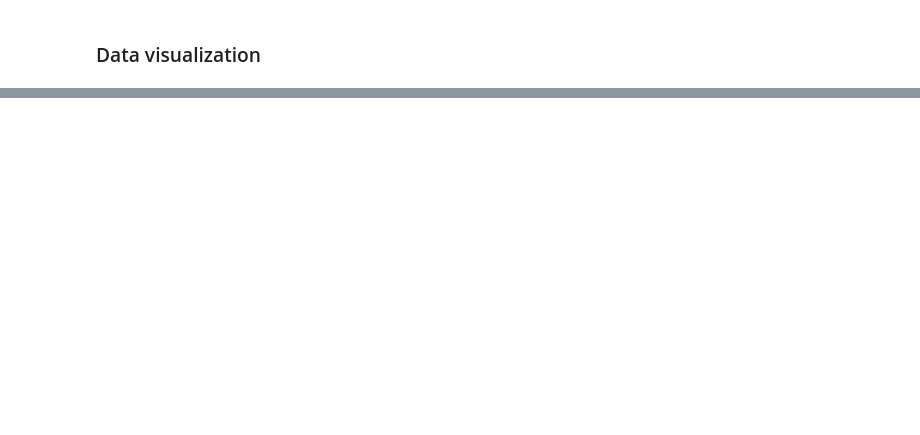
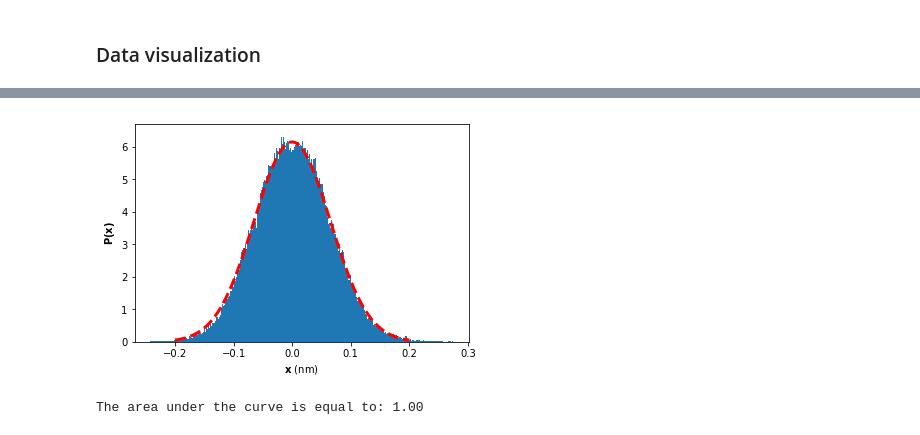
Before and after one commit to TeamOverkill/MD_lab, a Jupyter notebook: Part1_BarrierCrossing.ipynb, the cells around one changed output, grey strips where cells are left out. Saved outputs shown, nothing was run; the diff lists cells and outputs as text; code cells hidden in the pictures; blank space fills up the shorter version.

Commit message:
Added new version of part 1 of lab, with the program as a module

```diff
--- a/Part1_BarrierCrossing.ipynb
+++ b/Part1_BarrierCrossing.ipynb
@@ -348,0 +328,27 @@ plt.show()
+# %%
+################################################
+#                QUESTION 5.4                  #
+# Boltzman distribution: Potential energy part #
+################################################
+
+plt.hist(nvt.Data_pos.ravel(), density=True, bins=1000)
+
+# FINISH THE CODE: START
+partition_function_PE = np.sqrt(np.pi/(2*(np.pi**2)*eps/(nvt.kB*Temperature)))
+
+def probability_PE(m, Temperature, x):
+    return np.exp(-eps*2.0*np.pi**2 * x**2 /(nvt.kB*Temperature) )/ partition_function_PE
+
+# FINISH THE CODE: END
+
+x = np.arange(-0.2, 0.2, 0.0001)
+plt.plot(x, probability_PE(1, Temperature, x), 'r--', linewidth=3)
+plt.xlabel(r'$\bf{x}\ \mathrm{(nm)}$')
+plt.ylabel(r'$\bf{P(x)}$')
+plt.show()
+
+# Self-Check: The sum of all probabilities should always equal 1!
+print('The area under the curve is equal to: {:03.2f}'.format(np.trapz(probability_PE(1,Temperature,x), x)))
+# %% [output]
+[figure, added]
+The area under the curve is equal to: 1.00
```
Also changed, not shown: parts of 31 cells of this notebook, 4 other files.
